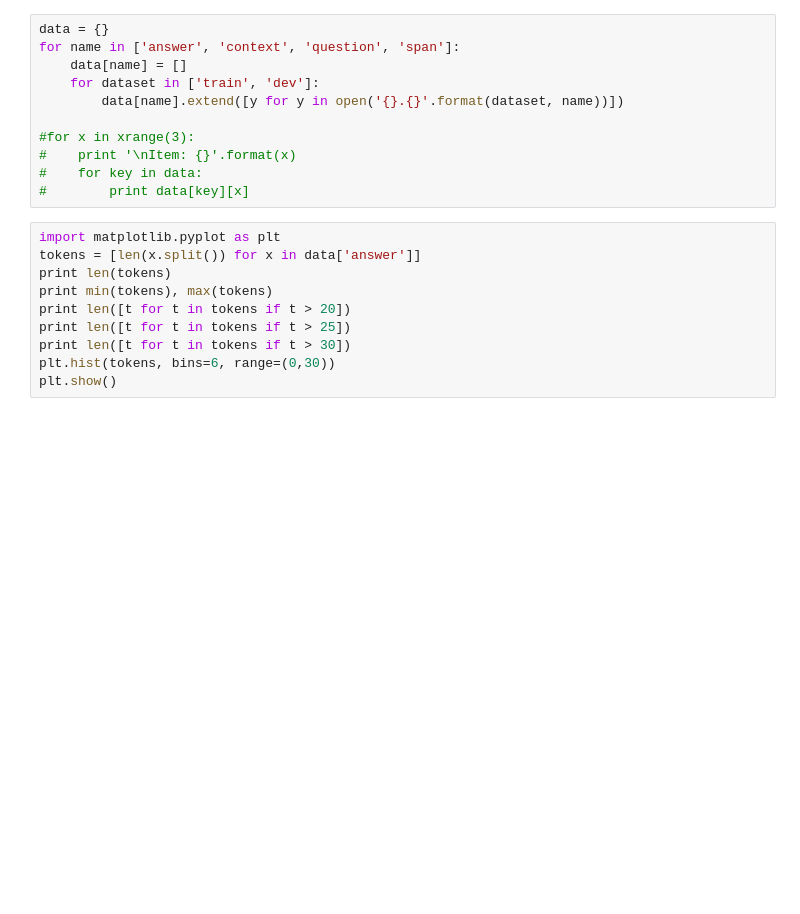
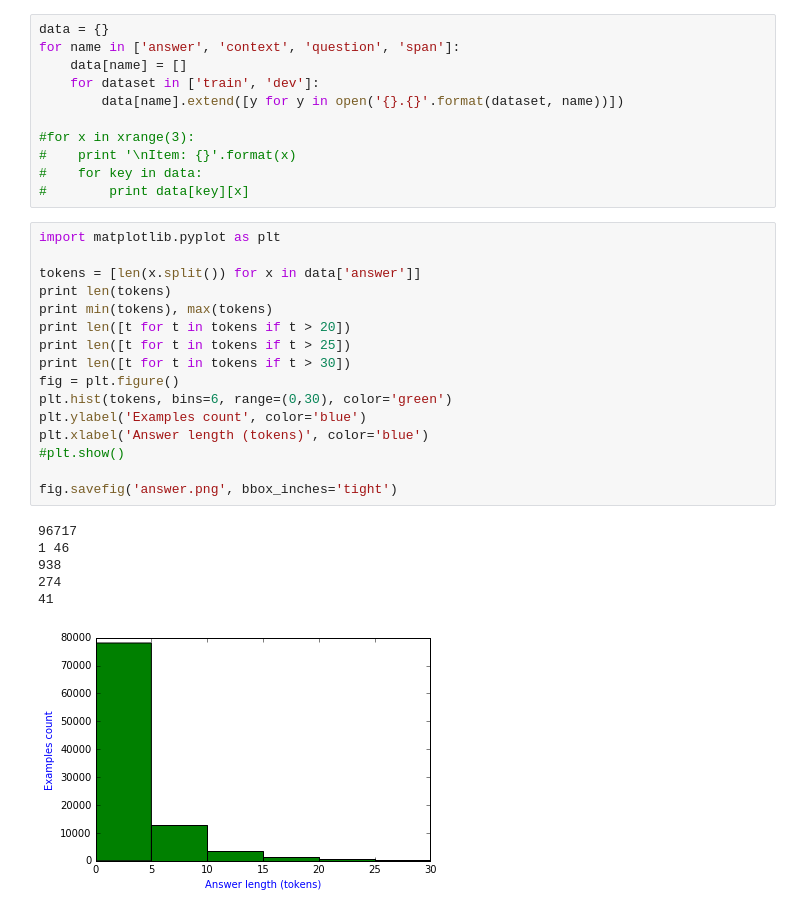
Before and after one commit to raksitov/squad, a Jupyter notebook: data/DataAnalysis.ipynb, the cells around one changed output. Saved outputs shown, nothing was run; the diff lists cells and outputs as text; blank space fills up the shorter version.

```diff
--- a/data/DataAnalysis.ipynb
+++ b/data/DataAnalysis.ipynb
@@ -11,14 +11,27 @@ for name in ['answer', 'context', 'question', 'span']:
 #        print data[key][x]
 # %%
 import matplotlib.pyplot as plt
+
 tokens = [len(x.split()) for x in data['answer']]
 print len(tokens)
 print min(tokens), max(tokens)
 print len([t for t in tokens if t > 20])
 print len([t for t in tokens if t > 25])
 print len([t for t in tokens if t > 30])
-plt.hist(tokens, bins=6, range=(0,30))
-plt.show()
+fig = plt.figure()
+plt.hist(tokens, bins=6, range=(0,30), color='green')
+plt.ylabel('Examples count', color='blue')
+plt.xlabel('Answer length (tokens)', color='blue')
+#plt.show()
+
+fig.savefig('answer.png', bbox_inches='tight')
+# %% [output]
+96717
+1 46
+938
+274
+41
+[figure, added]
 # %%
 tokens = [len(x.split()) for x in data['context']]
 print len(tokens)
```
Also changed, not shown: parts of 7 cells of this notebook, 3 other files.
